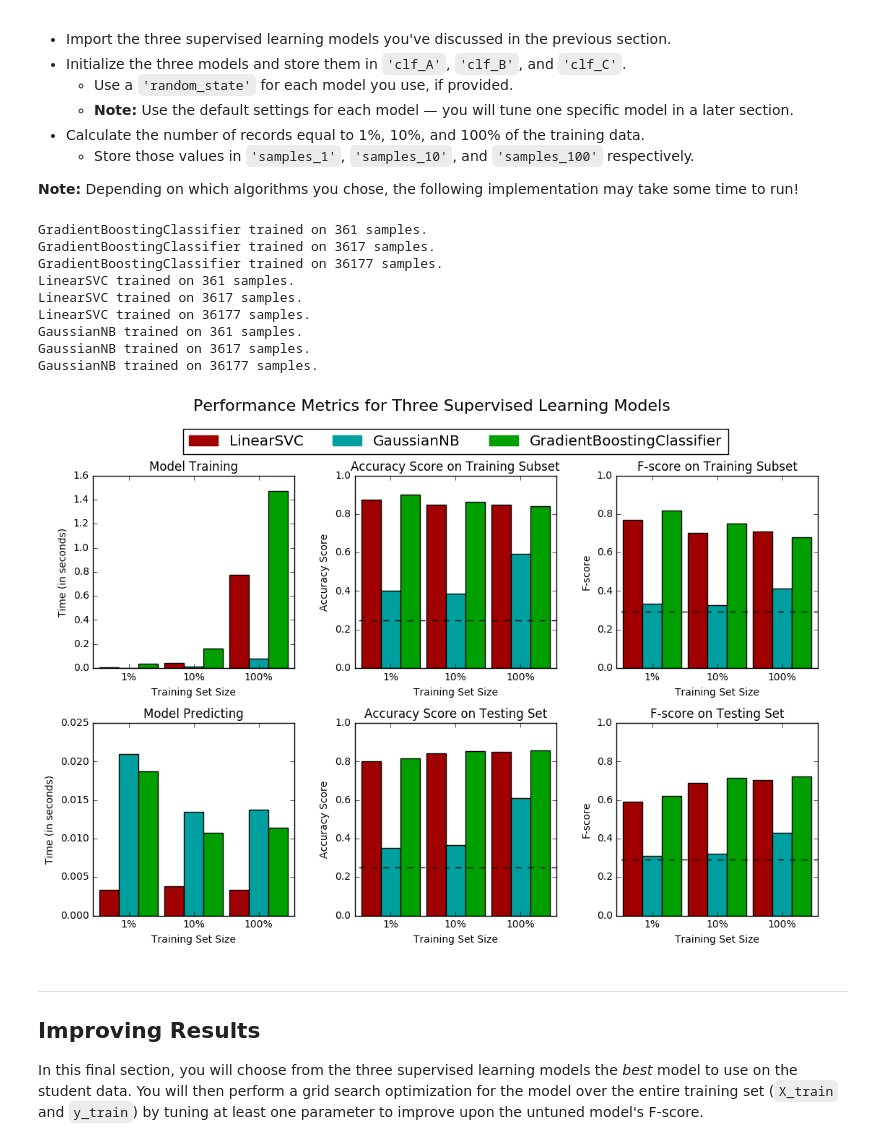
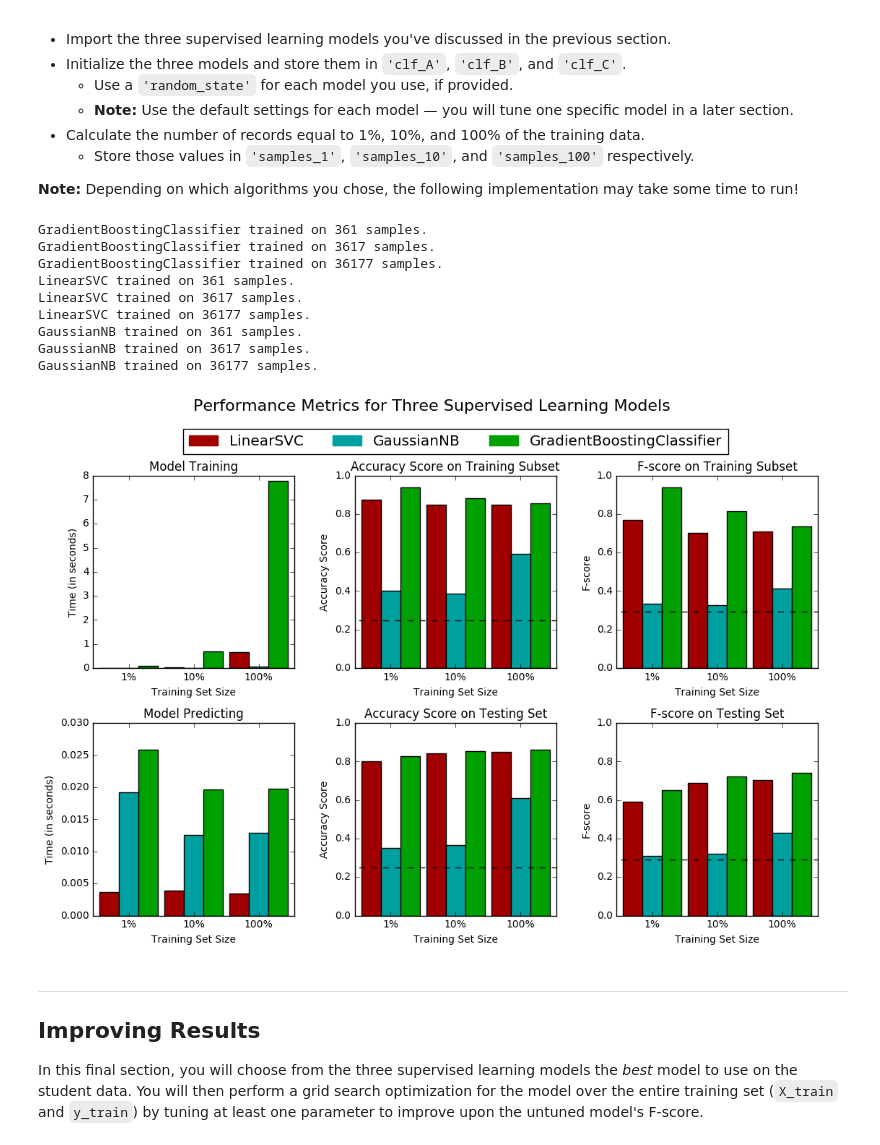
Before and after one commit to pwr2000/machine-learning, a Jupyter notebook: projects/finding_donors/finding_donors.ipynb, the cells around one changed output. Cells and saved outputs as stored; diff of their text form; code cells hidden in the pictures.

```diff
--- a/projects/finding_donors/finding_donors.ipynb
+++ b/projects/finding_donors/finding_donors.ipynb
@@ -358,37 +358,37 @@ from sklearn.svm import LinearSVC
 from sklearn.naive_bayes import GaussianNB
 
 # TODO: Initialize the three models
-clf_A = GradientBoostingClassifier(n_estimators=100, learning_rate=1.0, max_depth=1, random_state=0)
-clf_B = LinearSVC(random_state=0, tol=1e-5)
+clf_A = GradientBoostingClassifier()
+clf_B = LinearSVC()
 clf_C = GaussianNB()
 
 # TODO: Calculate the number of samples for 1%, 10%, and 100% of the training data
 samples_1 = int(0.01*len(X_train))
 samples_10 = int(0.1*len(X_train))
 samples_100 = int(1*len(X_train))
 
 # Collect results on the learners
 results = {}
 for clf in [clf_A, clf_B, clf_C]:
     clf_name = clf.__class__.__name__
     results[clf_name] = {}
     for i, samples in enumerate([samples_1, samples_10, samples_100]):
         results[clf_name][i] = \
         train_predict(clf, samples, X_train, y_train, X_test, y_test)
 
 # Run metrics visualization for the three supervised learning models chosen
 vs.evaluate(results, accuracy, fscore)
 # %% [output]
 GradientBoostingClassifier trained on 361 samples.
 GradientBoostingClassifier trained on 3617 samples.
 GradientBoostingClassifier trained on 36177 samples.
 LinearSVC trained on 361 samples.
 LinearSVC trained on 3617 samples.
 LinearSVC trained on 36177 samples.
 GaussianNB trained on 361 samples.
 GaussianNB trained on 3617 samples.
 GaussianNB trained on 36177 samples.
-[figure, old version]
+[figure, new version]
 # %% [markdown]
 ----
 ## Improving Results
```
Also changed, not shown: parts of 7 cells of this notebook, 1 other file.
